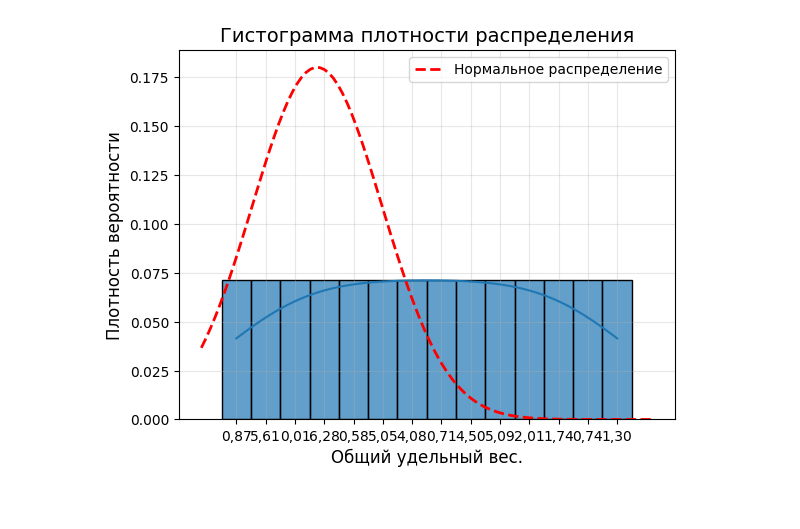
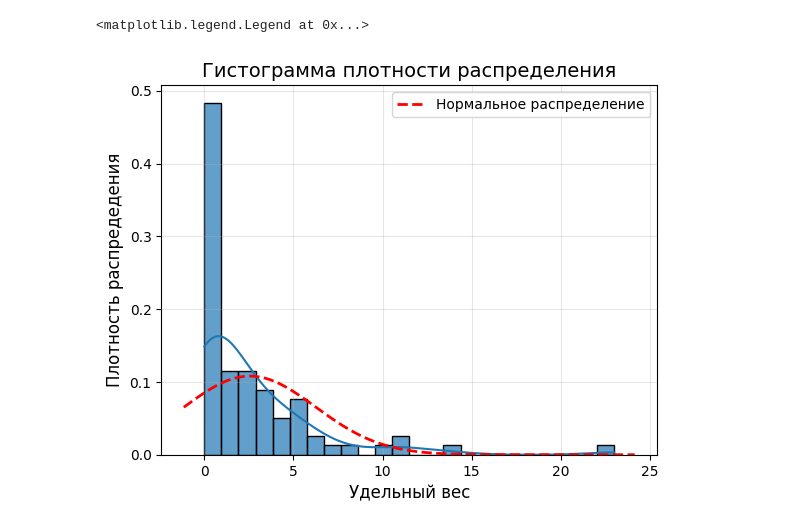
Before and after one commit to k0repan/statistics_1, a Jupyter notebook: pr1.ipynb, the cells around one changed output. Saved outputs shown, nothing was run; the diff lists cells and outputs as text; code cells hidden in the pictures.

```diff
--- a/pr1.ipynb
+++ b/pr1.ipynb
@@ -6,4 +6,5 @@ import numpy as np
 import scipy.stats as stats
 from scipy.stats import gaussian_kde, norm, skew, kurtosis
 # %%
-df = pd.read_csv("data.csv", sep=";").rename(columns={"Приволжский федеральный округ": "Name"})
+df = pd.read_csv("data.csv", sep=";").rename(columns={"Unnamed: 0": "Name"})
+df.info()
@@ -127,17 +129,17 @@ data, stats_innov = descriptive_stats(df["2024"])
 # %%
-sns.histplot(df["2024"], bins=8, kde=True, stat='density', alpha=0.7)
-plt.xlabel('Общий удельный вес.', fontsize=12)
-plt.ylabel('Плотность вероятности', fontsize=12)
+sns.histplot(values_2024, bins=24, kde=True, stat='density', alpha=0.7)
+plt.xlabel('Удельный вес', fontsize=12)
+plt.ylabel('Плотность распредедения', fontsize=12)
 plt.title('Гистограмма плотности распределения', fontsize=14)
 plt.grid(alpha=0.3)
 
 xmin, xmax = plt.xlim()
 x = np.linspace(xmin, xmax, 100)
-p = stats.norm.pdf(x, stats_innov['mean'], stats_innov['std'])
+p = stats.norm.pdf(x, data['mean'], data['std'])
 plt.plot(x, p, 'r--', linewidth=2, label='Нормальное распределение')
 
 plt.legend()
-plt.show()
 # %% [output]
+<matplotlib.legend.Legend at 0x...>
-[figure, old version]
+[figure, new version]
 # %%
```
Also changed, not shown: parts of 6 cells of this notebook.
